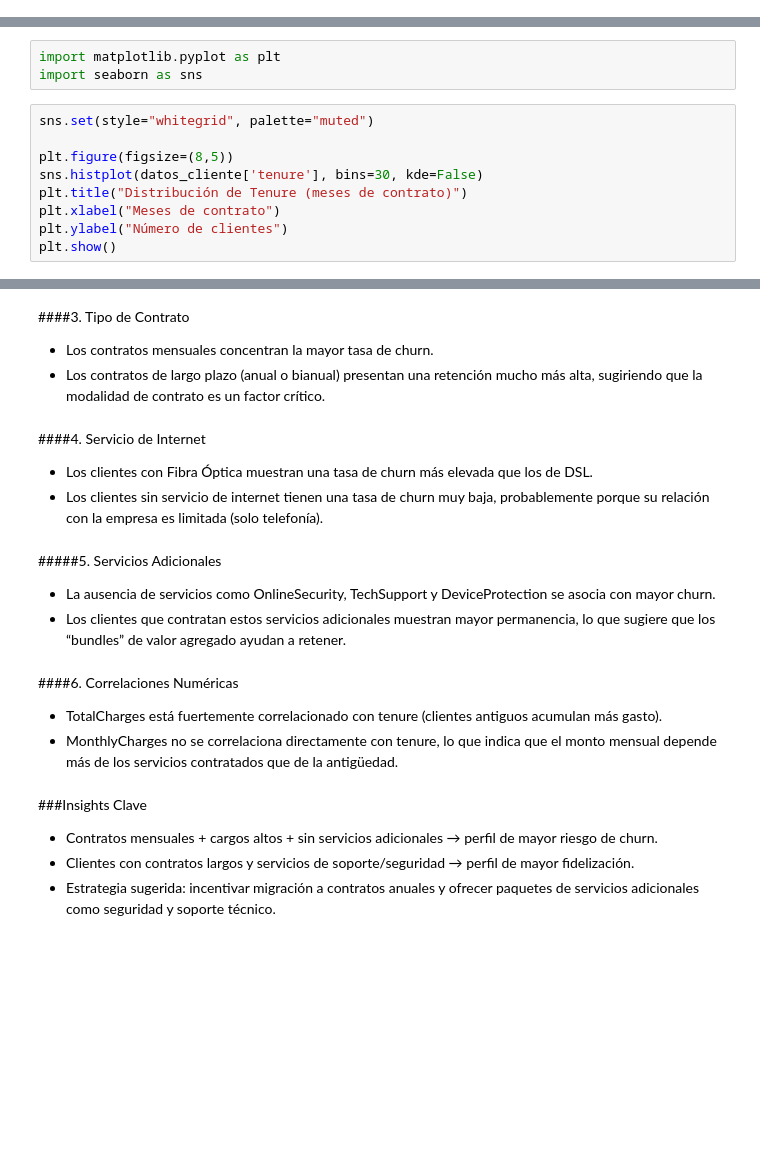
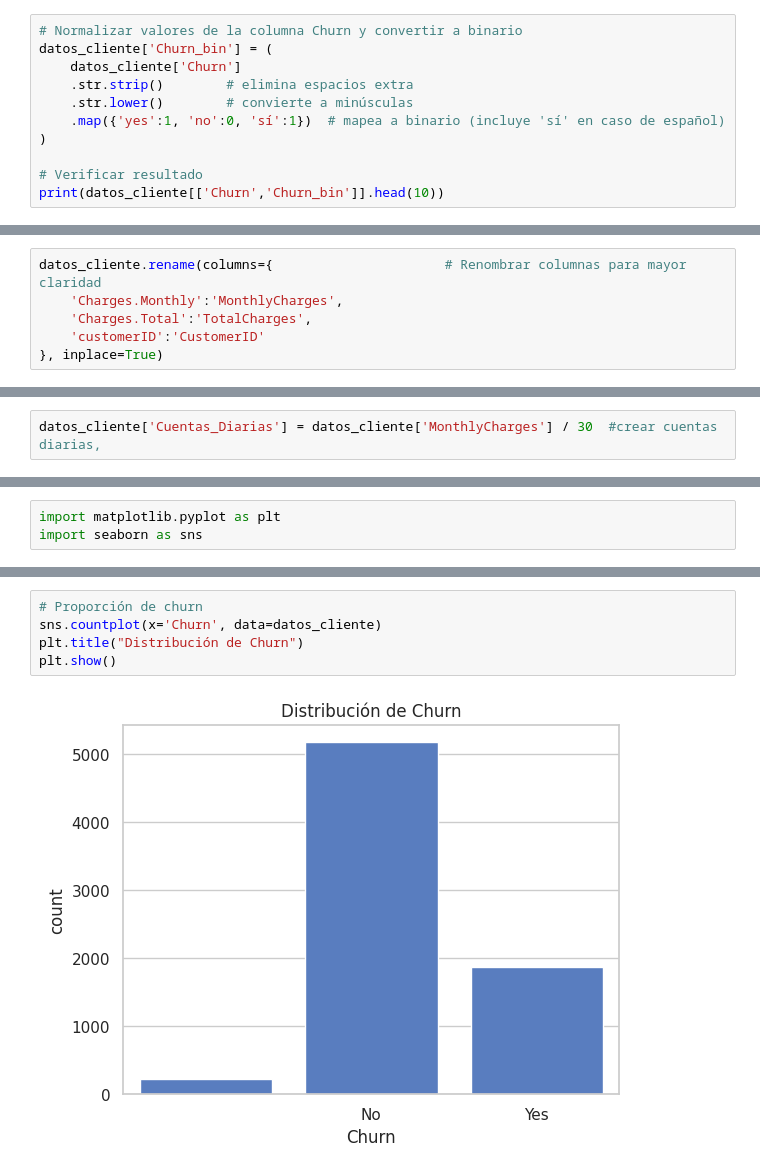
Before and after one commit to Pameta1/Telecom_X, a Jupyter notebook: TelecomX.ipynb, the cells around one changed output, grey strips where cells are left out. Cells and saved outputs as stored; diff of their text form; blank space fills up the shorter version.

```diff
--- a/TelecomX.ipynb
+++ b/TelecomX.ipynb
@@ -130,0 +129,11 @@ memory usage: 399.6+ KB
+# %%
+# Normalizar valores de la columna Churn y convertir a binario
+datos_cliente['Churn_bin'] = (
+    datos_cliente['Churn']
+    .str.strip()        # elimina espacios extra
+    .str.lower()        # convierte a minúsculas
+    .map({'yes':1, 'no':0, 'sí':1})  # mapea a binario (incluye 'sí' en caso de español)
+)
+
+# Verificar resultado
+print(datos_cliente[['Churn','Churn_bin']].head(10))
@@ -130,0 +152,6 @@ memory usage: 399.6+ KB
+# %%
+datos_cliente.rename(columns={                      # Renombrar columnas para mayor claridad
+    'Charges.Monthly':'MonthlyCharges',
+    'Charges.Total':'TotalCharges',
+    'customerID':'CustomerID'
+}, inplace=True)
@@ -130,0 +173,2 @@ memory usage: 399.6+ KB
+# %%
+datos_cliente['Cuentas_Diarias'] = datos_cliente['MonthlyCharges'] / 30  #crear cuentas diarias,
@@ -133,12 +187,3 @@ memory usage: 399.6+ KB
 # %%
 import matplotlib.pyplot as plt
 import seaborn as sns
-# %%
-sns.set(style="whitegrid", palette="muted")
-
-plt.figure(figsize=(8,5))
-sns.histplot(datos_cliente['tenure'], bins=30, kde=False)
-plt.title("Distribución de Tenure (meses de contrato)")
-plt.xlabel("Meses de contrato")
-plt.ylabel("Número de clientes")
-plt.show()
@@ -185,21 +190,7 @@ plt.show()
-# %% [markdown]
-####3. Tipo de Contrato
-- Los contratos mensuales concentran la mayor tasa de churn.
-- Los contratos de largo plazo (anual o bianual) presentan una retención mucho más alta, sugiriendo que la modalidad de contrato es un factor crítico.
-# %% [markdown]
-####4. Servicio de Internet
-- Los clientes con Fibra Óptica muestran una tasa de churn más elevada que los de DSL.
-- Los clientes sin servicio de internet tienen una tasa de churn muy baja, probablemente porque su relación con la empresa es limitada (solo telefonía).
-# %% [markdown]
-#####5. Servicios Adicionales
-- La ausencia de servicios como OnlineSecurity, TechSupport y DeviceProtection se asocia con mayor churn.
-- Los clientes que contratan estos servicios adicionales muestran mayor permanencia, lo que sugiere que los “bundles” de valor agregado ayudan a retener.
-# %% [markdown]
-####6. Correlaciones Numéricas
-- TotalCharges está fuertemente correlacionado con tenure (clientes antiguos acumulan más gasto).
-- MonthlyCharges no se correlaciona directamente con tenure, lo que indica que el monto mensual depende más de los servicios contratados que de la antigüedad.
-# %% [markdown]
-###Insights Clave
-- Contratos mensuales + cargos altos + sin servicios adicionales → perfil de mayor riesgo de churn.
-- Clientes con contratos largos y servicios de soporte/seguridad → perfil de mayor fidelización.
-- Estrategia sugerida: incentivar migración a contratos anuales y ofrecer paquetes de servicios adicionales como seguridad y soporte técnico.
+# %%
+# Proporción de churn
+sns.countplot(x='Churn', data=datos_cliente)
+plt.title("Distribución de Churn")
+plt.show()
+# %% [output]
+[figure, added]
```
Also changed, not shown: parts of 49 cells of this notebook.
